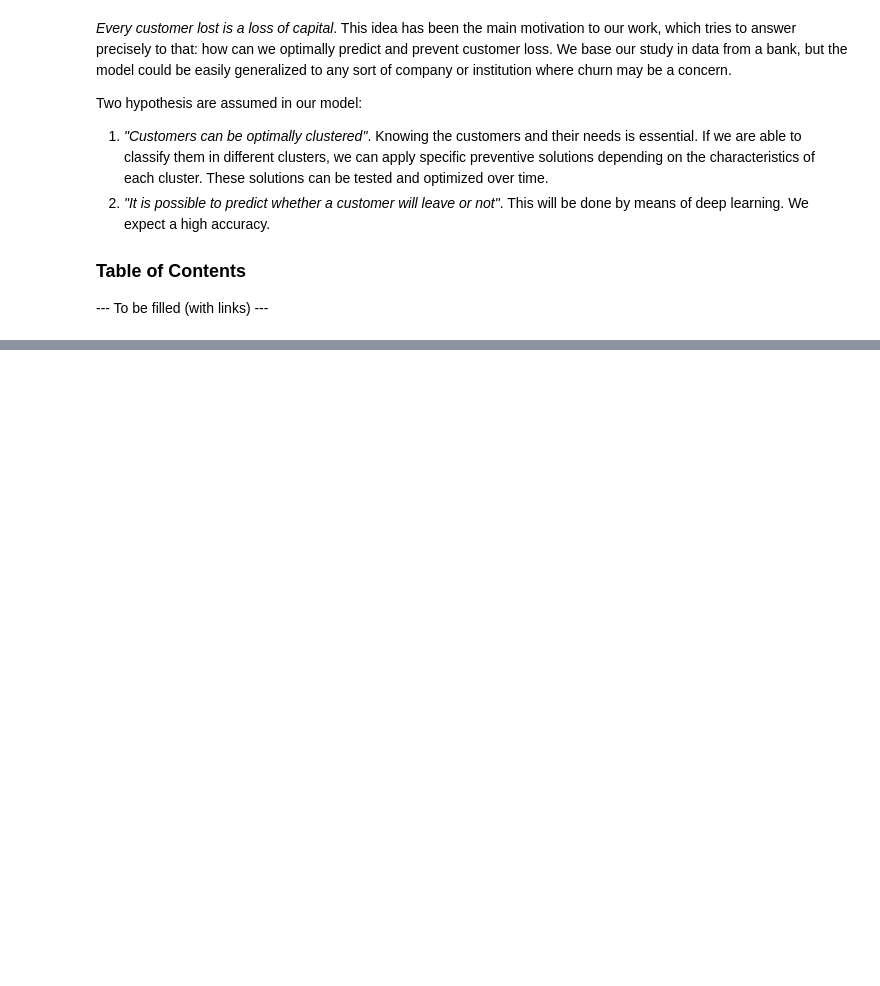
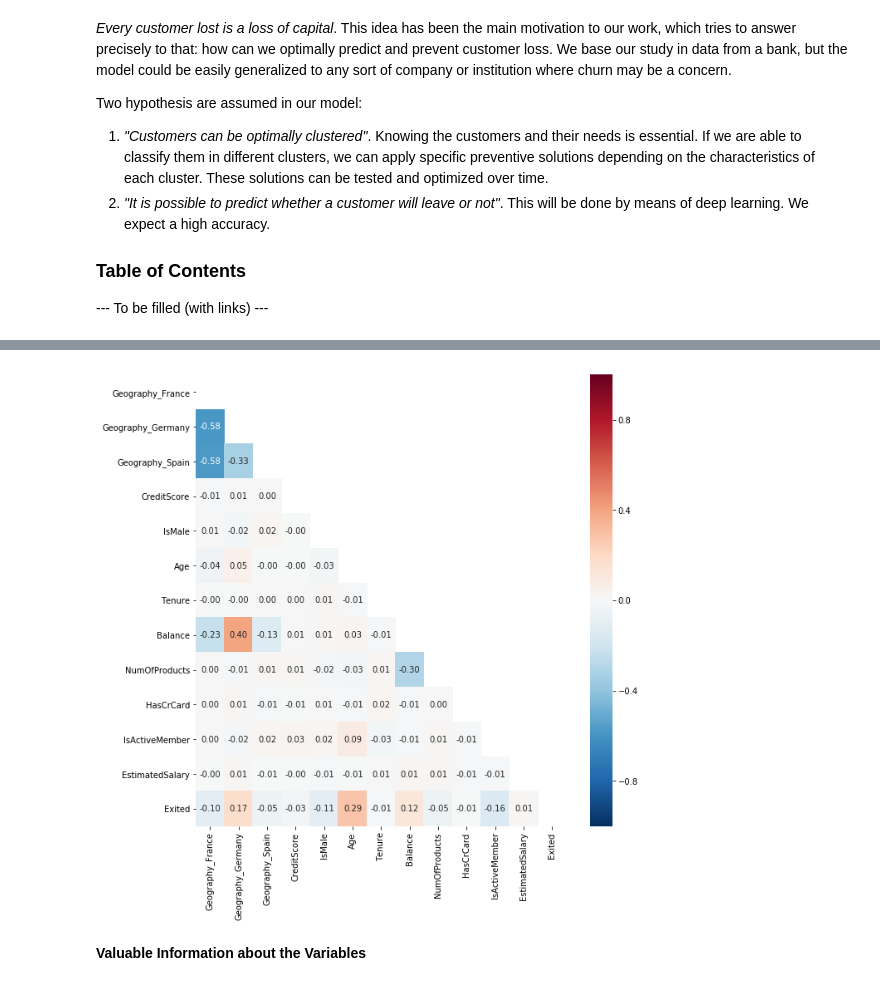
Before and after one commit to LeviGuerra/Bank-Churn-Prediction, a Jupyter notebook: Customer_Clustering_and_Churn_Prediction.ipynb, the cells around one changed output, grey strips where cells are left out. Saved outputs shown, nothing was run; the diff lists cells and outputs as text; code cells hidden in the pictures; blank space fills up the shorter version.

```diff
--- a/Customer_Clustering_and_Churn_Prediction.ipynb
+++ b/Customer_Clustering_and_Churn_Prediction.ipynb
@@ -109,0 +138,12 @@ dtype: object
+# %%
+fig=plt.figure(figsize=(10,10))
+CX=bank_data.corr()
+mask = np.zeros_like(CX, dtype=np.bool)
+mask[np.triu_indices_from(mask)] = True
+heat=sb.heatmap(CX,mask=mask,annot=True, vmin=-1, vmax=1, fmt='.2f',cmap='RdBu_r')
+fig.add_subplot(heat)
+plt.show()
+# %% [output]
+[figure, added]
+# %% [markdown]
+**Valuable Information about the Variables**
```
Also changed, not shown: parts of 7 cells of this notebook.
